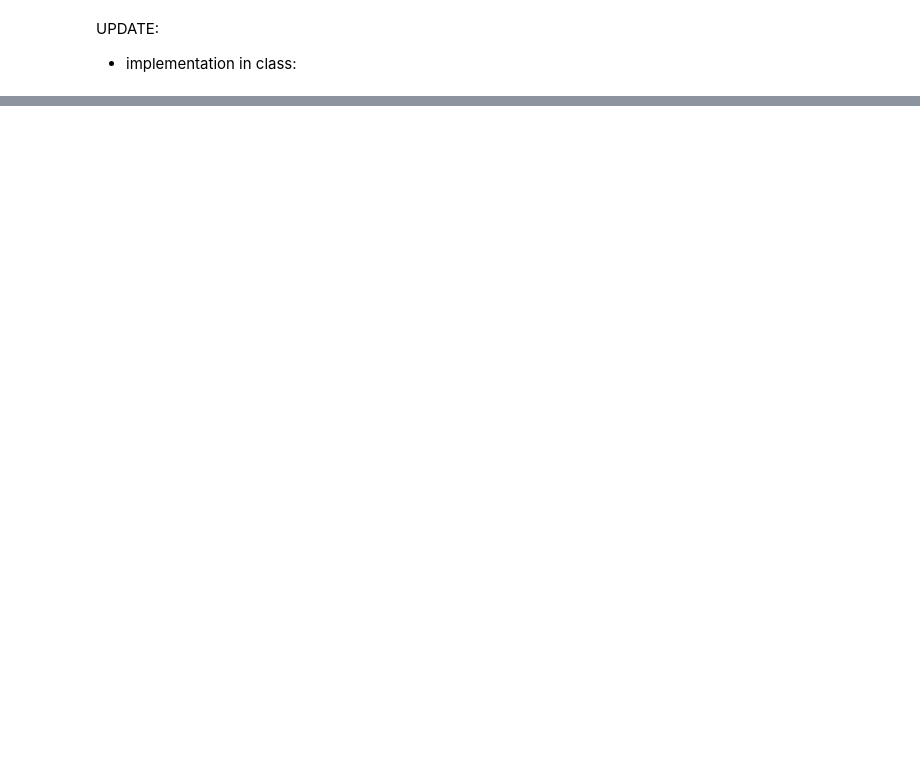
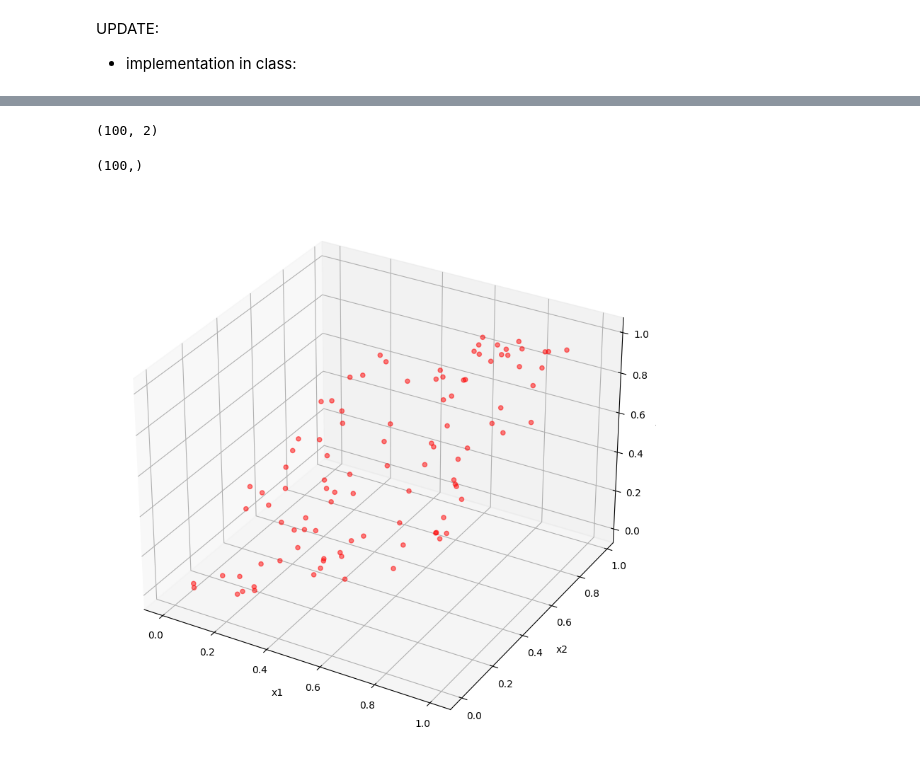
Before and after one commit to Venchislav/AI-Journey-Zero-to-Hero, a Jupyter notebook: Machine Learning Specialization/Week#1/Code Samples (trash)/LinearRegressionGD_from_scratch.ipynb, the cells around one changed output, grey strips where cells are left out. Saved outputs shown, nothing was run; the diff lists cells and outputs as text; code cells hidden in the pictures; blank space fills up the shorter version.

```diff
--- a/Machine Learning Specialization/Week#1/Code Samples (trash)/LinearRegressionGD_from_scratch.ipynb
+++ b/Machine Learning Specialization/Week#1/Code Samples (trash)/LinearRegressionGD_from_scratch.ipynb
@@ -257,0 +259,13 @@ ___
+# %%
+x = np.array([[np.random.random() for j in range(2)] for i in range(100)])
+x.shape
+# %% [output]
+(100, 2)
+# %%
+y = np.array([sum(x[i]) for i in range(x.shape[0])])
+y.shape
+# %% [output]
+(100,)
+# %%
+x = (x - np.min(x)) / (np.max(x) - np.min(x))
+y = (y - np.min(y)) / (np.max(y) - np.min(y))
@@ -257,0 +371,34 @@ ___
+# %%
+model = LinearRegression(lr=0.001)
+
+model.fit(x, y, epochs=5_000, verbose=0)
+pred = model.predict(x)
+# %%
+preds = []
+for i in range(100):
+  pred = model.predict([x[i]])
+  preds.append(pred)
+
+  # print(f'Model pred: {pred}, Real value: {y[i]}, Error: {(pred - y[i]) ** 2}')
+# %%
+x_ = []
+z_ = []
+
+for i in x:
+  x_.append(i[0])
+  z_.append(i[1])
+# %%
+from mpl_toolkits.mplot3d import Axes3D
+
+
+fig = plt.figure(figsize=(20,10))
+
+ax = fig.add_subplot(111, projection='3d')
+
+ax.scatter(x_, z_, y, c='red', marker='o', alpha=0.5)
+ax.set_xlabel('x1')
+ax.set_ylabel('x2')
+ax.set_zlabel('y')
+plt.show()
+# %% [output]
+[figure, added]
```
Also changed, not shown: parts of 11 cells of this notebook.
